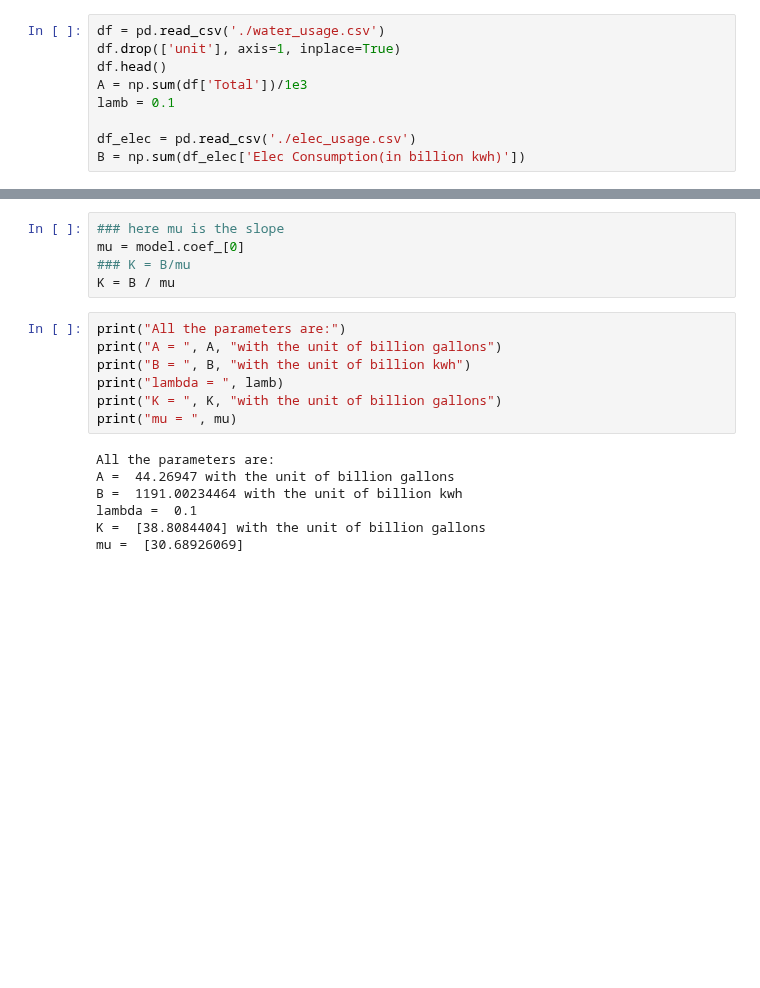
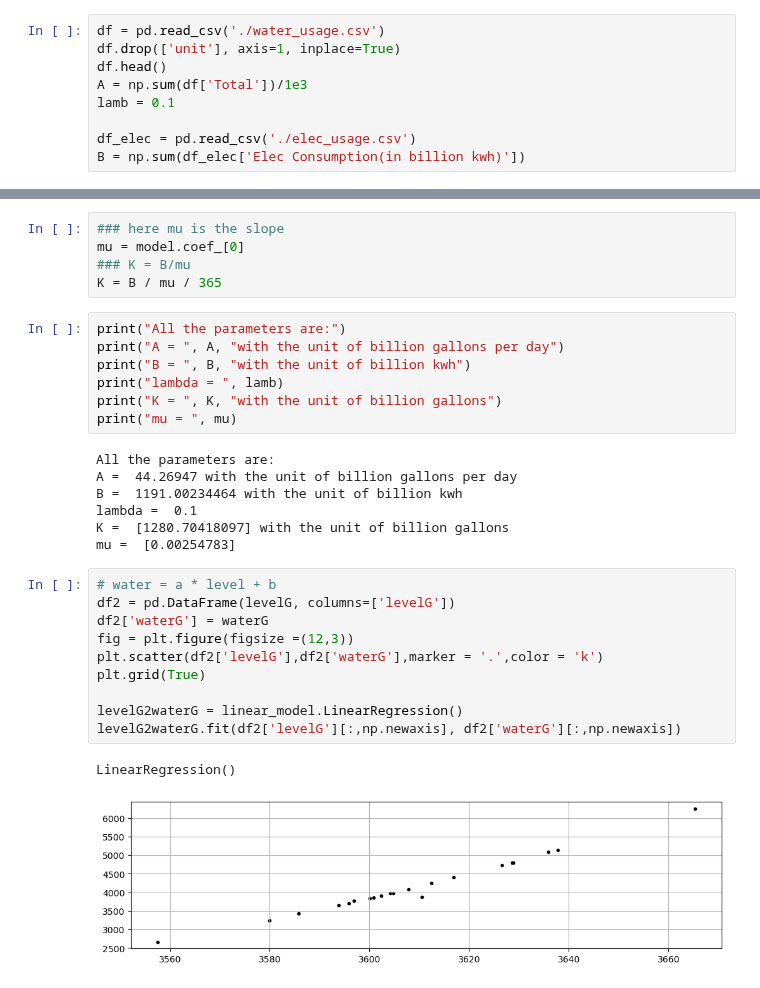
Before and after one commit to SILENT-GUO/MCM_works, a Jupyter notebook: 2022TaskB/Problem_1.ipynb, the cells around one changed output, grey strips where cells are left out. Cells and saved outputs as stored; diff of their text form; blank space fills up the shorter version.

```diff
--- a/2022TaskB/Problem_1.ipynb
+++ b/2022TaskB/Problem_1.ipynb
@@ -97,18 +176,31 @@ The linear regression function: y = 30.6893x + -0.0000
 ### here mu is the slope
 mu = model.coef_[0]
 ### K = B/mu
-K = B / mu
+K = B / mu / 365
 # %%
 print("All the parameters are:")
-print("A = ", A, "with the unit of billion gallons")
+print("A = ", A, "with the unit of billion gallons per day")
 print("B = ", B, "with the unit of billion kwh")
 print("lambda = ", lamb)
 print("K = ", K, "with the unit of billion gallons")
 print("mu = ", mu)
 # %% [output]
 All the parameters are:
-A =  44.26947 with the unit of billion gallons
+A =  44.26947 with the unit of billion gallons per day
 B =  1191.00234464 with the unit of billion kwh
 lambda =  0.1
-K =  [38.8084404] with the unit of billion gallons
-mu =  [30.68926069]
+K =  [1280.70418097] with the unit of billion gallons
+mu =  [0.00254783]
+# %%
+# water = a * level + b
+df2 = pd.DataFrame(levelG, columns=['levelG'])
+df2['waterG'] = waterG
+fig = plt.figure(figsize =(12,3))
+plt.scatter(df2['levelG'],df2['waterG'],marker = '.',color = 'k')
+plt.grid(True)
+
+levelG2waterG = linear_model.LinearRegression()
+levelG2waterG.fit(df2['levelG'][:,np.newaxis], df2['waterG'][:,np.newaxis])
+# %% [output]
+LinearRegression()
+[figure, added]
```
Also changed, not shown: parts of 4 cells of this notebook.
